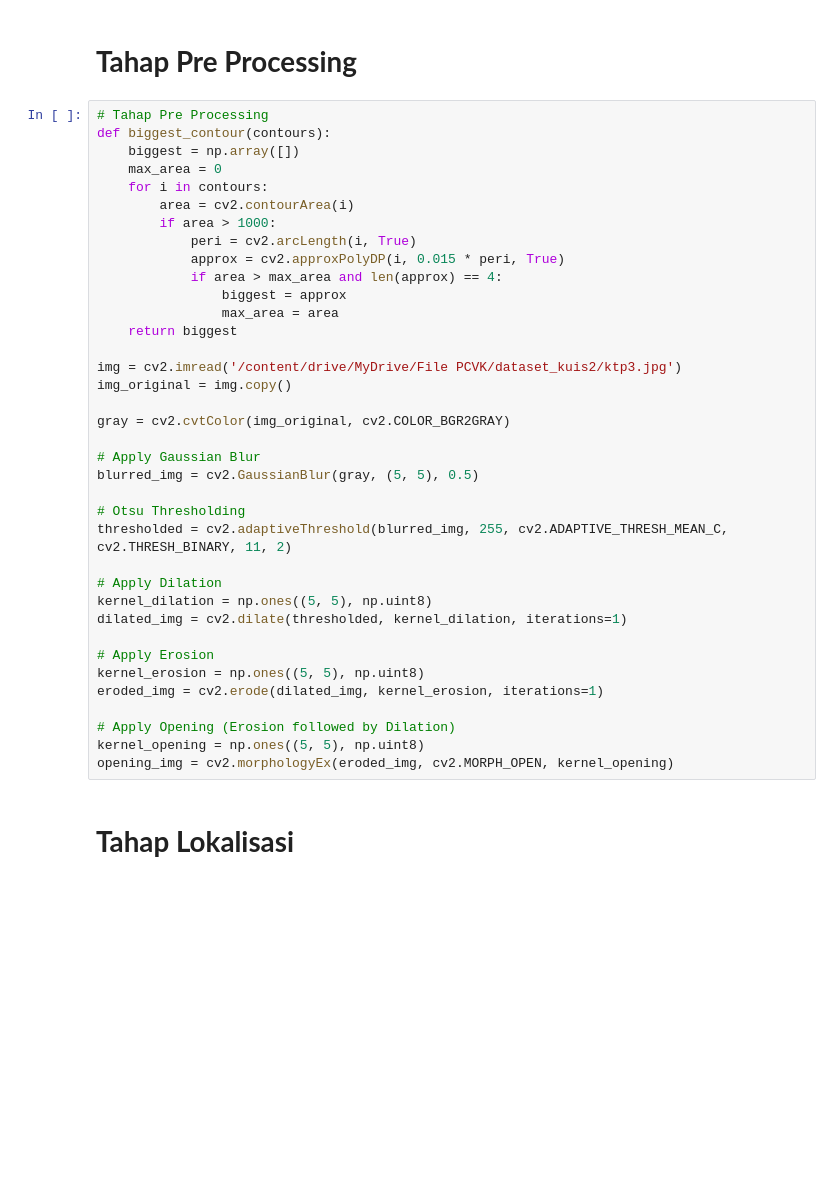
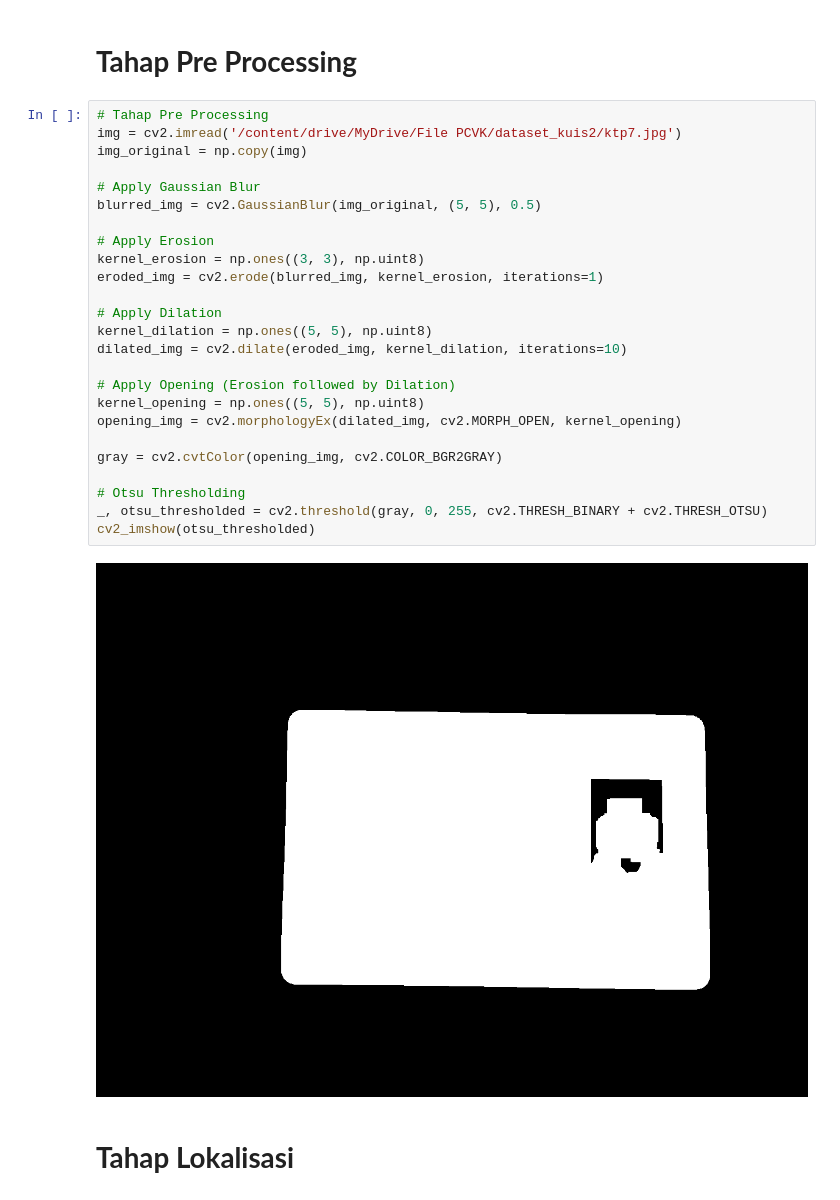
Before and after one commit to HanifRafandi014/3D_Jobsheet_PCVK_Sem5, a Jupyter notebook: PCVK_Kuis2.ipynb, the cells around one changed output. Saved outputs shown, nothing was run; the diff lists cells and outputs as text; blank space fills up the shorter version.

```diff
--- a/PCVK_Kuis2.ipynb
+++ b/PCVK_Kuis2.ipynb
@@ -16,41 +16,31 @@ from google.colab.patches import cv2_imshow
 # **Tahap Pre Processing**
 # %%
 # Tahap Pre Processing
-def biggest_contour(contours):
-    biggest = np.array([])
-    max_area = 0
-    for i in contours:
-        area = cv2.contourArea(i)
-        if area > 1000:
-            peri = cv2.arcLength(i, True)
-            approx = cv2.approxPolyDP(i, 0.015 * peri, True)
-            if area > max_area and len(approx) == 4:
-                biggest = approx
-                max_area = area
-    return biggest
-
-img = cv2.imread('/content/drive/MyDrive/File PCVK/dataset_kuis2/ktp3.jpg')
-img_original = img.copy()
-
-gray = cv2.cvtColor(img_original, cv2.COLOR_BGR2GRAY)
+img = cv2.imread('/content/drive/MyDrive/File PCVK/dataset_kuis2/ktp7.jpg')
+img_original = np.copy(img)
 
 # Apply Gaussian Blur
-blurred_img = cv2.GaussianBlur(gray, (5, 5), 0.5)
+blurred_img = cv2.GaussianBlur(img_original, (5, 5), 0.5)
 
-# Otsu Thresholding
-thresholded = cv2.adaptiveThreshold(blurred_img, 255, cv2.ADAPTIVE_THRESH_MEAN_C, cv2.THRESH_BINARY, 11, 2)
+# Apply Erosion
+kernel_erosion = np.ones((3, 3), np.uint8)
+eroded_img = cv2.erode(blurred_img, kernel_erosion, iterations=1)
 
 # Apply Dilation
 kernel_dilation = np.ones((5, 5), np.uint8)
-dilated_img = cv2.dilate(thresholded, kernel_dilation, iterations=1)
-
-# Apply Erosion
-kernel_erosion = np.ones((5, 5), np.uint8)
-eroded_img = cv2.erode(dilated_img, kernel_erosion, iterations=1)
+dilated_img = cv2.dilate(eroded_img, kernel_dilation, iterations=10)
 
 # Apply Opening (Erosion followed by Dilation)
 kernel_opening = np.ones((5, 5), np.uint8)
-opening_img = cv2.morphologyEx(eroded_img, cv2.MORPH_OPEN, kernel_opening)
+opening_img = cv2.morphologyEx(dilated_img, cv2.MORPH_OPEN, kernel_opening)
+
+gray = cv2.cvtColor(opening_img, cv2.COLOR_BGR2GRAY)
+
+# Otsu Thresholding
+_, otsu_thresholded = cv2.threshold(gray, 0, 255, cv2.THRESH_BINARY + cv2.THRESH_OTSU)
+cv2_imshow(otsu_thresholded)
+# %% [output]
+[figure, added]
 # %% [markdown]
 # **Tahap Lokalisasi**
 # %%
```
Also changed, not shown: parts of 13 cells of this notebook.
